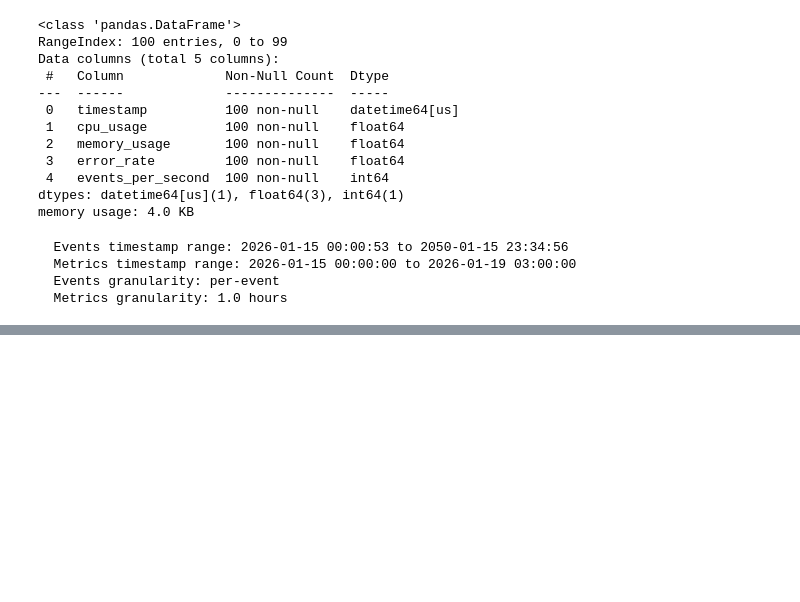
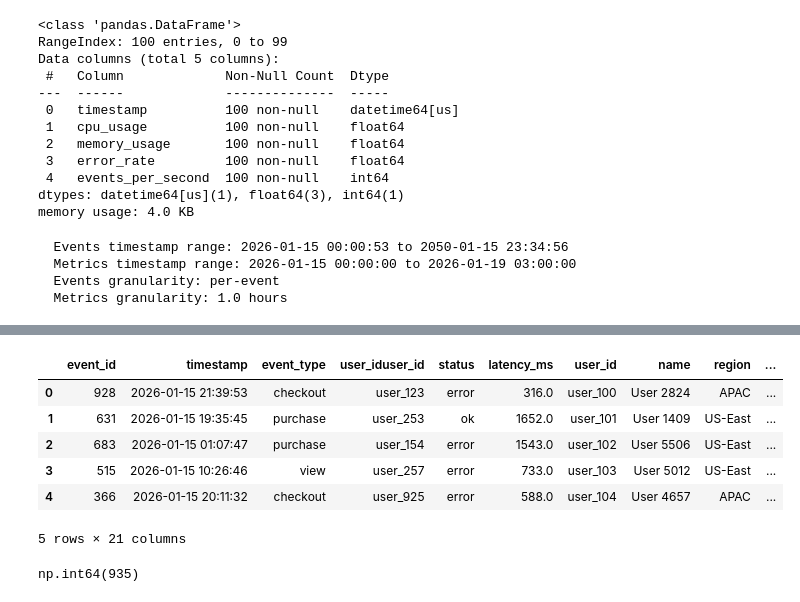
Before and after one commit to B04b0n/sonic-onboarding-plan-elad-s-hafifa, a Jupyter notebook: 03 - NumPy and Pandas/lab/exercises/03-dashboard-analysis/solution.ipynb, the cells around one changed output, grey strips where cells are left out. Saved outputs shown, nothing was run; the diff lists cells and outputs as text; code cells hidden in the pictures; blank space fills up the shorter version.

```diff
--- a/03 - NumPy and Pandas/lab/exercises/03-dashboard-analysis/solution.ipynb
+++ b/03 - NumPy and Pandas/lab/exercises/03-dashboard-analysis/solution.ipynb
@@ -244,0 +307,14 @@ Part 4: Feature Engineering
+# %%
+df_merged['signup_date'] = pd.to_datetime(df_merged['signup_date'])
+# %%
+df_merged['metric_hour'] = df_merged['timestamp'].dt.floor('h')
+df_metrics['metric_hour'] = df_metrics['timestamp'].dt.floor('h')
+# %%
+df_merged = df_merged.merge(
+    df_metrics[['metric_hour', 'cpu_usage', 'memory_usage', 'error_rate', 'events_per_second']],
+    left_on='metric_hour',
+    right_on='metric_hour',
+    how='left'
+)
+
+df_merged.info()
@@ -244,0 +339,14 @@ Part 4: Feature Engineering
+# %%
+df_merged.head()
+# %% [output]
+|  | event_id | timestamp | event_type | user_iduser_id | status | latency_ms | user_id | name | region | ... |
+| 0 | 928 | 2026-01-15 21:39:53 | checkout | user_123 | error | 316.0 | user_100 | User 2824 | APAC | ... |
+| 1 | 631 | 2026-01-15 19:35:45 | purchase | user_253 | ok | 1652.0 | user_101 | User 1409 | US-East | ... |
+| 2 | 683 | 2026-01-15 01:07:47 | purchase | user_154 | error | 1543.0 | user_102 | User 5506 | US-East | ... |
+| 3 | 515 | 2026-01-15 10:26:46 | view | user_257 | error | 733.0 | user_103 | User 5012 | US-East | ... |
+| 4 | 366 | 2026-01-15 20:11:32 | checkout | user_925 | error | 588.0 | user_104 | User 4657 | APAC | ... |
+5 rows × 21 columns
+# %%
+df_merged['cpu_usage_x'].notna().sum()
+# %% [output]
+np.int64(935)
```
Also changed, not shown: parts of 11 cells of this notebook.
